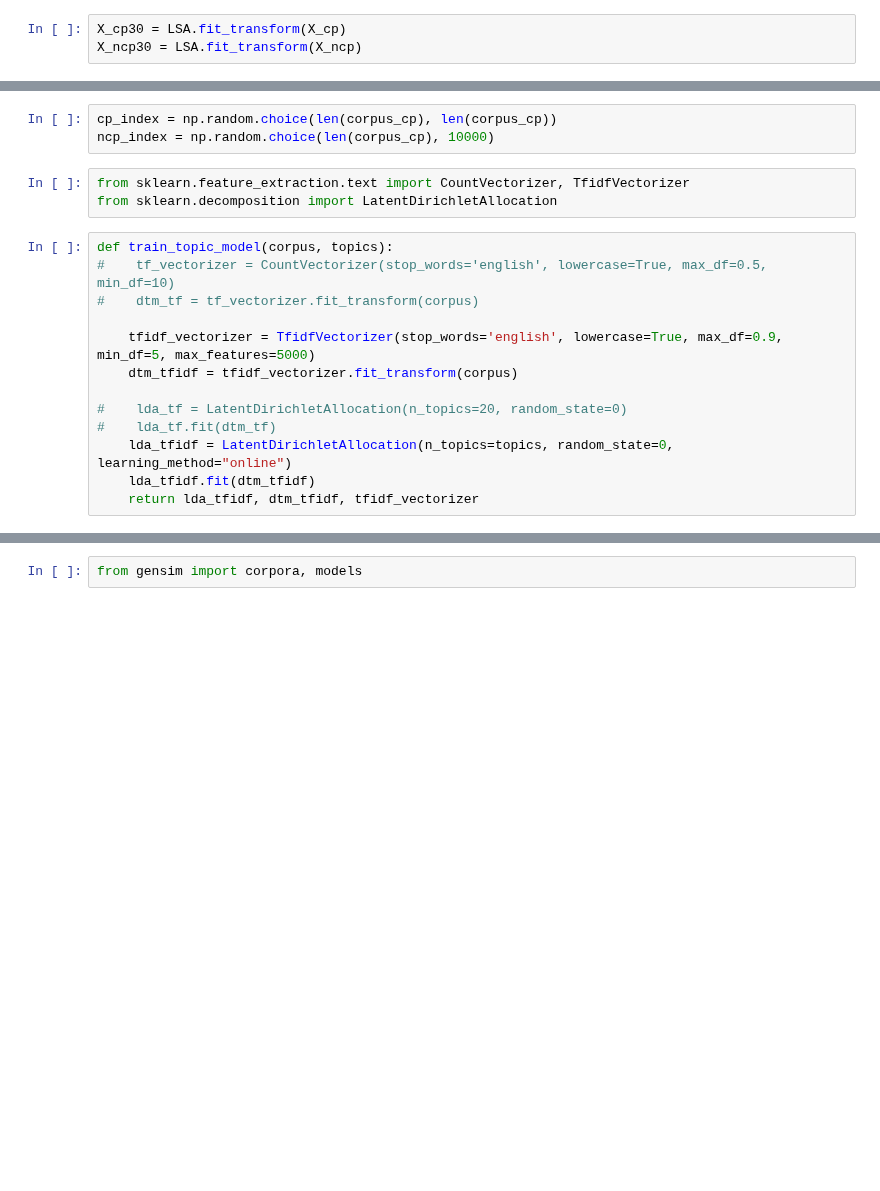
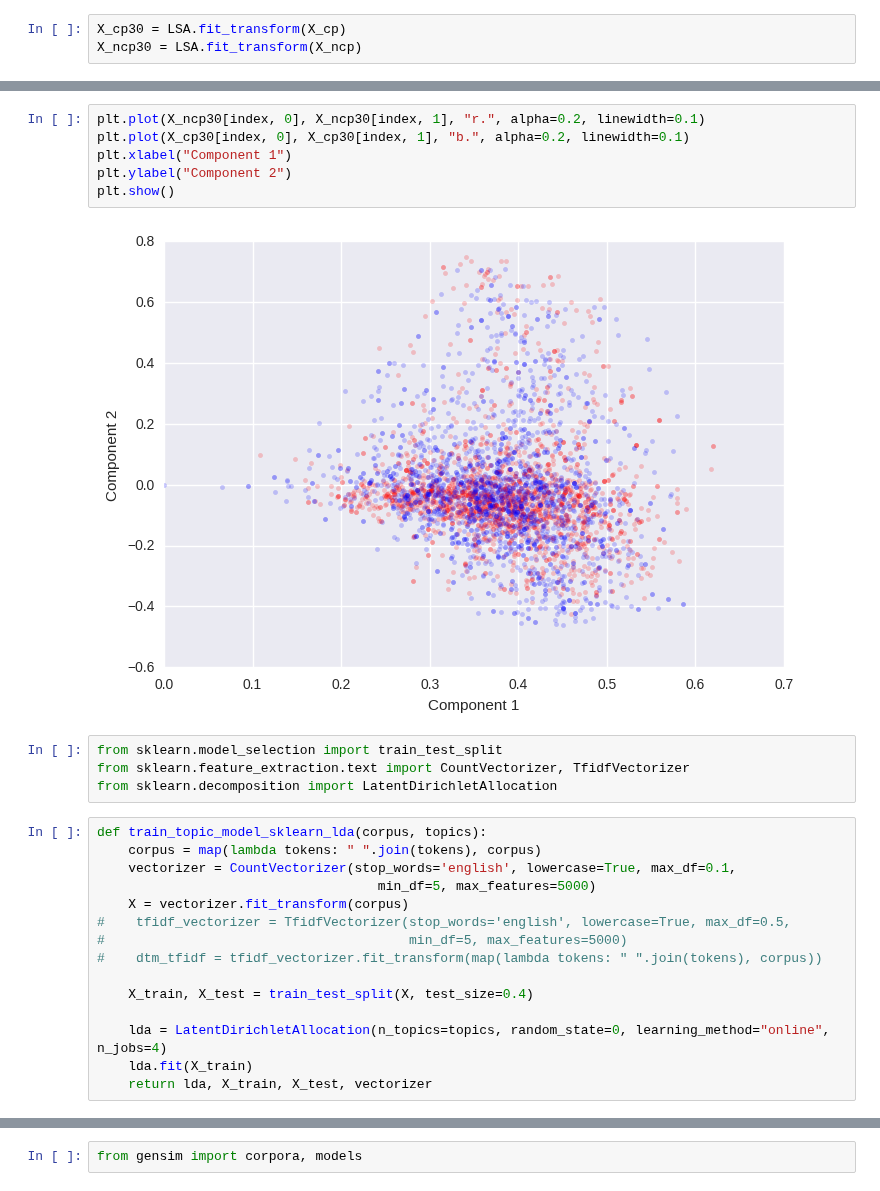
Before and after one commit to chao-ji/reddit, a Jupyter notebook: Part 6 Topic Modeling.ipynb, the cells around one changed output, grey strips where cells are left out. Cells and saved outputs as stored; diff of their text form; blank space fills up the shorter version.

```diff
--- a/Part 6 Topic Modeling.ipynb
+++ b/Part 6 Topic Modeling.ipynb
@@ -364,20 +395,28 @@ plt.show()
-# %%
-cp_index = np.random.choice(len(corpus_cp), len(corpus_cp))
-ncp_index = np.random.choice(len(corpus_cp), 10000)
+# %%
+plt.plot(X_ncp30[index, 0], X_ncp30[index, 1], "r.", alpha=0.2, linewidth=0.1)
+plt.plot(X_cp30[index, 0], X_cp30[index, 1], "b.", alpha=0.2, linewidth=0.1)
+plt.xlabel("Component 1")
+plt.ylabel("Component 2")
+plt.show()
+# %% [output]
+[figure, added]
 # %%
+from sklearn.model_selection import train_test_split
 from sklearn.feature_extraction.text import CountVectorizer, TfidfVectorizer
 from sklearn.decomposition import LatentDirichletAllocation
 # %%
-def train_topic_model(corpus, topics):
-#    tf_vectorizer = CountVectorizer(stop_words='english', lowercase=True, max_df=0.5, min_df=10)
-#    dtm_tf = tf_vectorizer.fit_transform(corpus)
+def train_topic_model_sklearn_lda(corpus, topics):
+    corpus = map(lambda tokens: " ".join(tokens), corpus)
+    vectorizer = CountVectorizer(stop_words='english', lowercase=True, max_df=0.1,
+                                    min_df=5, max_features=5000)
+    X = vectorizer.fit_transform(corpus)
+#    tfidf_vectorizer = TfidfVectorizer(stop_words='english', lowercase=True, max_df=0.5,
+#                                       min_df=5, max_features=5000)
+#    dtm_tfidf = tfidf_vectorizer.fit_transform(map(lambda tokens: " ".join(tokens), corpus))
 
-    tfidf_vectorizer = TfidfVectorizer(stop_words='english', lowercase=True, max_df=0.9, min_df=5, max_features=5000)
-    dtm_tfidf = tfidf_vectorizer.fit_transform(corpus)
+    X_train, X_test = train_test_split(X, test_size=0.4)
 
-#    lda_tf = LatentDirichletAllocation(n_topics=20, random_state=0)
-#    lda_tf.fit(dtm_tf)
-    lda_tfidf = LatentDirichletAllocation(n_topics=topics, random_state=0, learning_method="online")
-    lda_tfidf.fit(dtm_tfidf)
-    return lda_tfidf, dtm_tfidf, tfidf_vectorizer
+    lda = LatentDirichletAllocation(n_topics=topics, random_state=0, learning_method="online", n_jobs=4)
+    lda.fit(X_train)
+    return lda, X_train, X_test, vectorizer
 # %%
```
Also changed, not shown: parts of 45 cells of this notebook.
